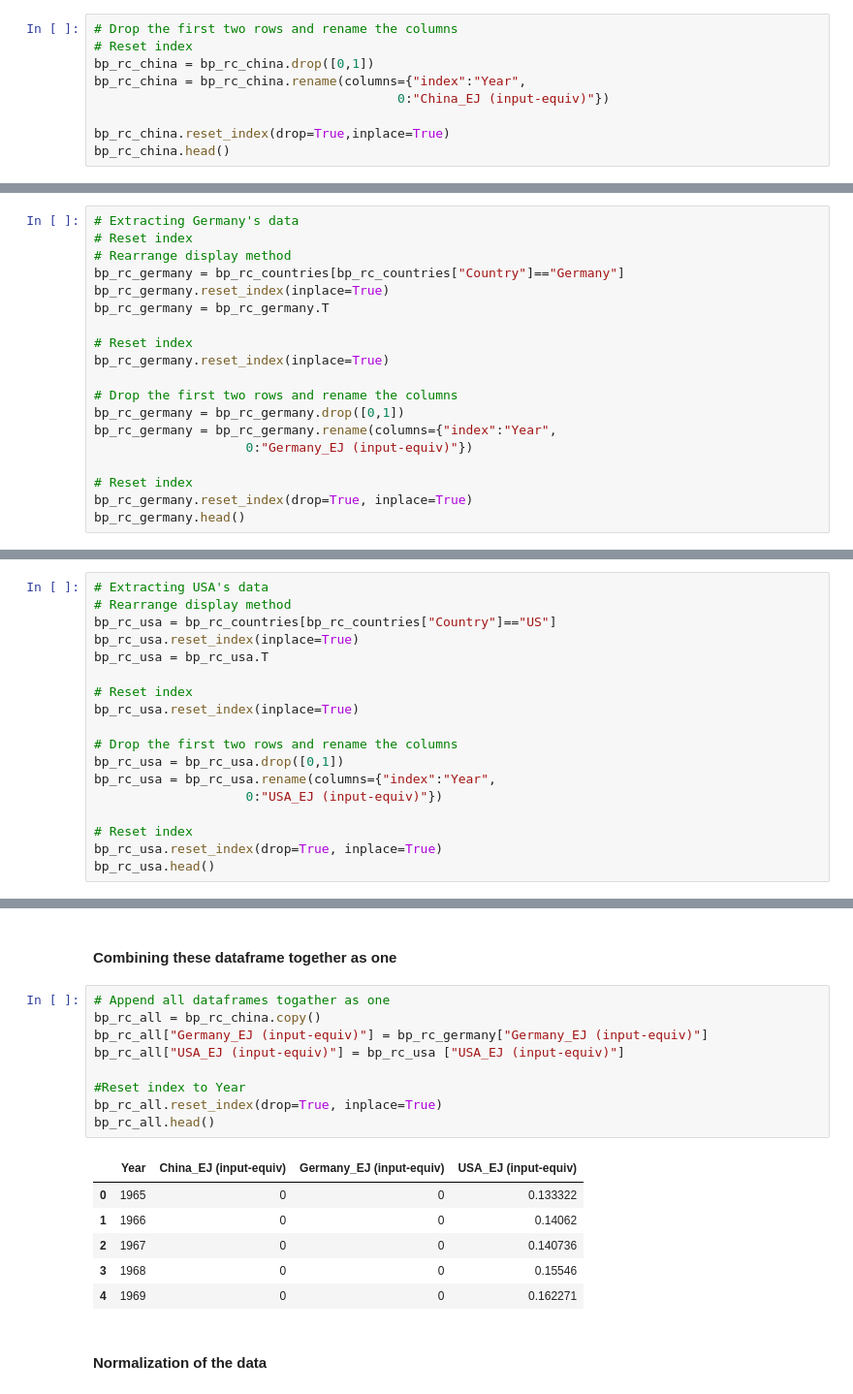
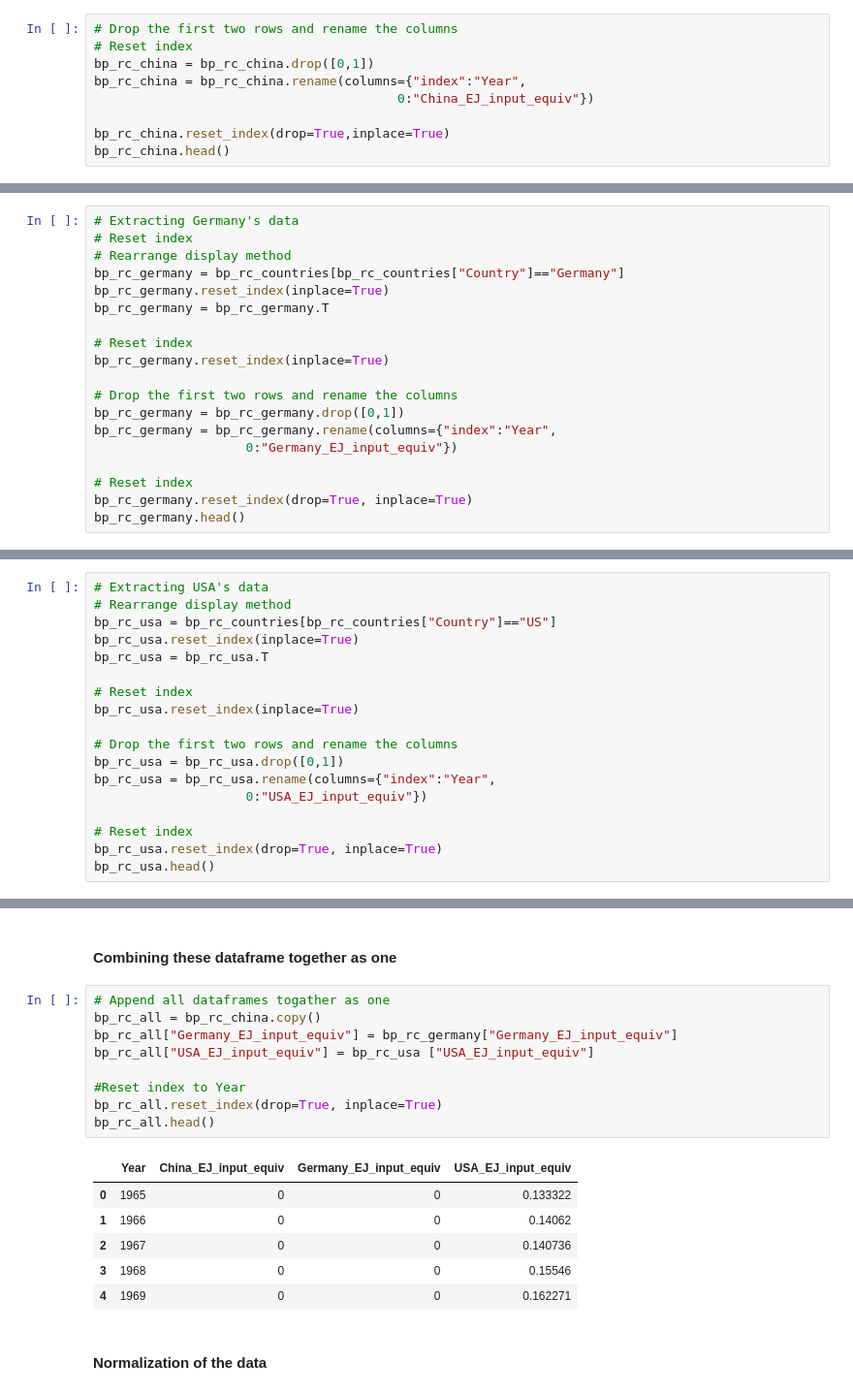
Before and after one commit to yuyhong23/ETL_Project, a Jupyter notebook: ETL_PROJECT.ipynb, the cells around one changed output, grey strips where cells are left out. Shown: that part at 97% size. Saved outputs shown, nothing was run; the diff lists cells and outputs as text.

```diff
--- a/ETL_PROJECT.ipynb
+++ b/ETL_PROJECT.ipynb
@@ -1087,7 +1088,7 @@ bp_rc_china.head()
 # Reset index
 bp_rc_china = bp_rc_china.drop([0,1])
 bp_rc_china = bp_rc_china.rename(columns={"index":"Year",
-                                        0:"China_EJ (input-equiv)"})
+                                        0:"China_EJ_input_equiv"})
 
 bp_rc_china.reset_index(drop=True,inplace=True)
 bp_rc_china.head()
@@ -1112,7 +1113,7 @@ bp_rc_germany.reset_index(inplace=True)
 # Drop the first two rows and rename the columns
 bp_rc_germany = bp_rc_germany.drop([0,1])
 bp_rc_germany = bp_rc_germany.rename(columns={"index":"Year",
-                    0:"Germany_EJ (input-equiv)"})
+                    0:"Germany_EJ_input_equiv"})
 
 # Reset index
 bp_rc_germany.reset_index(drop=True, inplace=True)
@@ -1137,7 +1138,7 @@ bp_rc_usa.reset_index(inplace=True)
 # Drop the first two rows and rename the columns
 bp_rc_usa = bp_rc_usa.drop([0,1])
 bp_rc_usa = bp_rc_usa.rename(columns={"index":"Year",
-                    0:"USA_EJ (input-equiv)"})
+                    0:"USA_EJ_input_equiv"})
 
 # Reset index
 bp_rc_usa.reset_index(drop=True, inplace=True)
@@ -1154,14 +1155,14 @@ bp_rc_usa.head()
 # %%
 # Append all dataframes togather as one
 bp_rc_all = bp_rc_china.copy()
-bp_rc_all["Germany_EJ (input-equiv)"] = bp_rc_germany["Germany_EJ (input-equiv)"]
-bp_rc_all["USA_EJ (input-equiv)"] = bp_rc_usa ["USA_EJ (input-equiv)"]
+bp_rc_all["Germany_EJ_input_equiv"] = bp_rc_germany["Germany_EJ_input_equiv"]
+bp_rc_all["USA_EJ_input_equiv"] = bp_rc_usa ["USA_EJ_input_equiv"]
 
 #Reset index to Year
 bp_rc_all.reset_index(drop=True, inplace=True)
 bp_rc_all.head()
 # %% [output]
-|  | Year | China_EJ (input-equiv) | Germany_EJ (input-equiv) | USA_EJ (input-equiv) |
+|  | Year | China_EJ_input_equiv | Germany_EJ_input_equiv | USA_EJ_input_equiv |
 | 0 | 1965 | 0 | 0 | 0.133322 |
 | 1 | 1966 | 0 | 0 | 0.14062 |
 | 2 | 1967 | 0 | 0 | 0.140736 |
```
Also changed, not shown: parts of 11 cells of this notebook.
